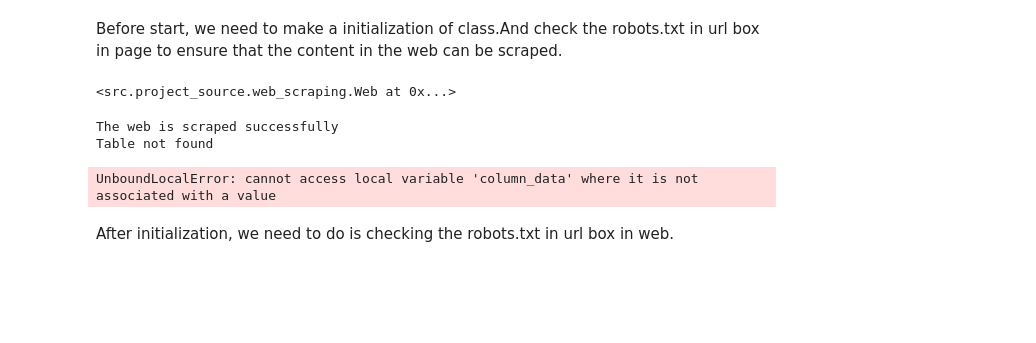
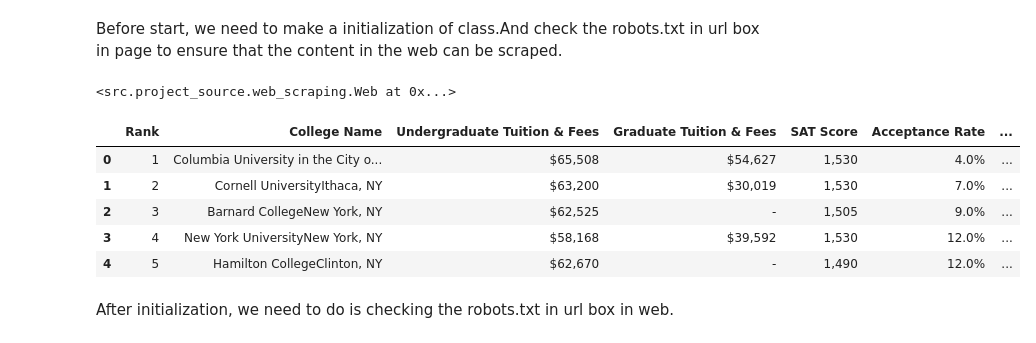
Before and after one commit to Zhengnan817/Project-2-Getting-Data-and-Analyze, a Jupyter notebook: project2_Getting_Data.ipynb, the cells around one changed output. Cells and saved outputs as stored; diff of their text form; code cells hidden in the pictures; blank space fills up the shorter version.

Commit message:
update web part

```diff
--- a/project2_Getting_Data.ipynb
+++ b/project2_Getting_Data.ipynb
@@ -116,11 +112,14 @@ part_3
 <src.project_source.web_scraping.Web at 0x...>
 # %%
 # Call the scrap_web method to fetch and parse the web page
-part_3.scrap_web()
+part_3.scrap_web().head()
 # %% [output]
-The web is scraped successfully
-Table not found
-UnboundLocalError: cannot access local variable 'column_data' where it is not associated with a value
+|  | Rank | College Name | Undergraduate Tuition & Fees | Graduate Tuition & Fees | SAT Score | Acceptance Rate | ... |
+| 0 | 1 | Columbia University in the City o... | $65,508 | $54,627 | 1,530 | 4.0% | ... |
+| 1 | 2 | Cornell UniversityIthaca, NY | $63,200 | $30,019 | 1,530 | 7.0% | ... |
+| 2 | 3 | Barnard CollegeNew York, NY | $62,525 | - | 1,505 | 9.0% | ... |
+| 3 | 4 | New York UniversityNew York, NY | $58,168 | $39,592 | 1,530 | 12.0% | ... |
+| 4 | 5 | Hamilton CollegeClinton, NY | $62,670 | - | 1,490 | 12.0% | ... |
 # %% [markdown]
 After initialization, we need to do is checking the robots.txt in url box in web.
 # %% [markdown]
```
Also changed, not shown: parts of 1 cell of this notebook, 1 other file.
